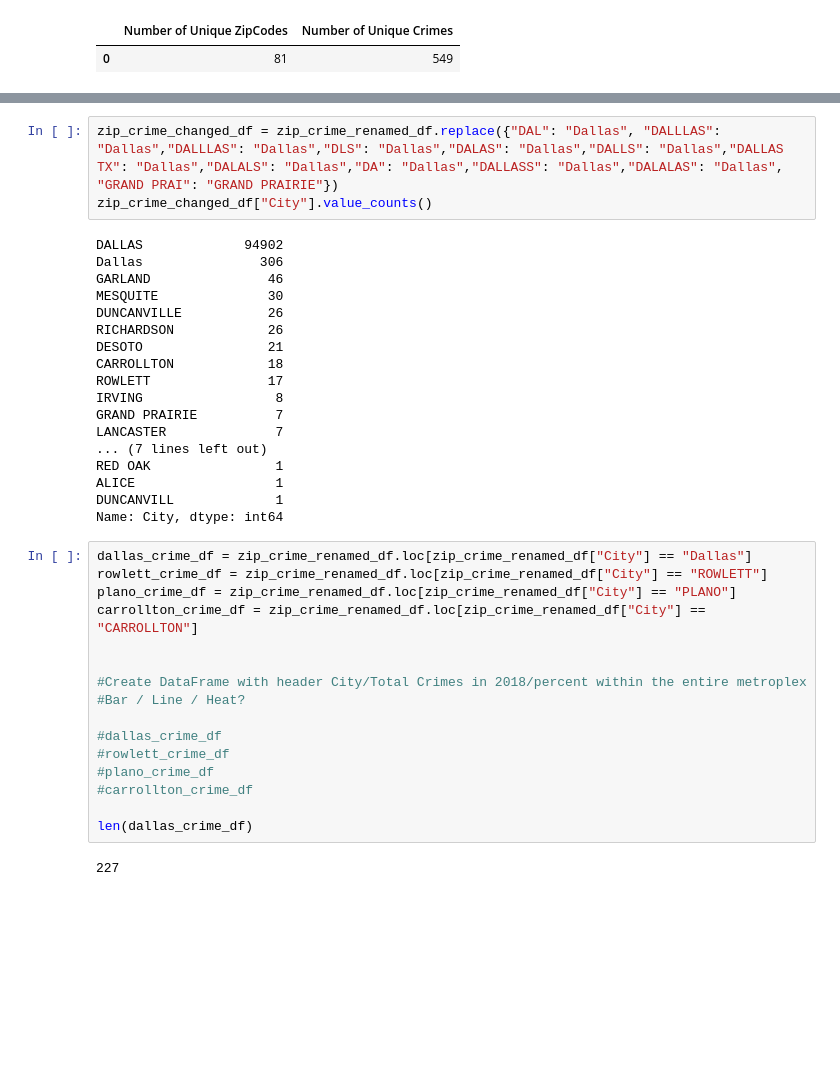
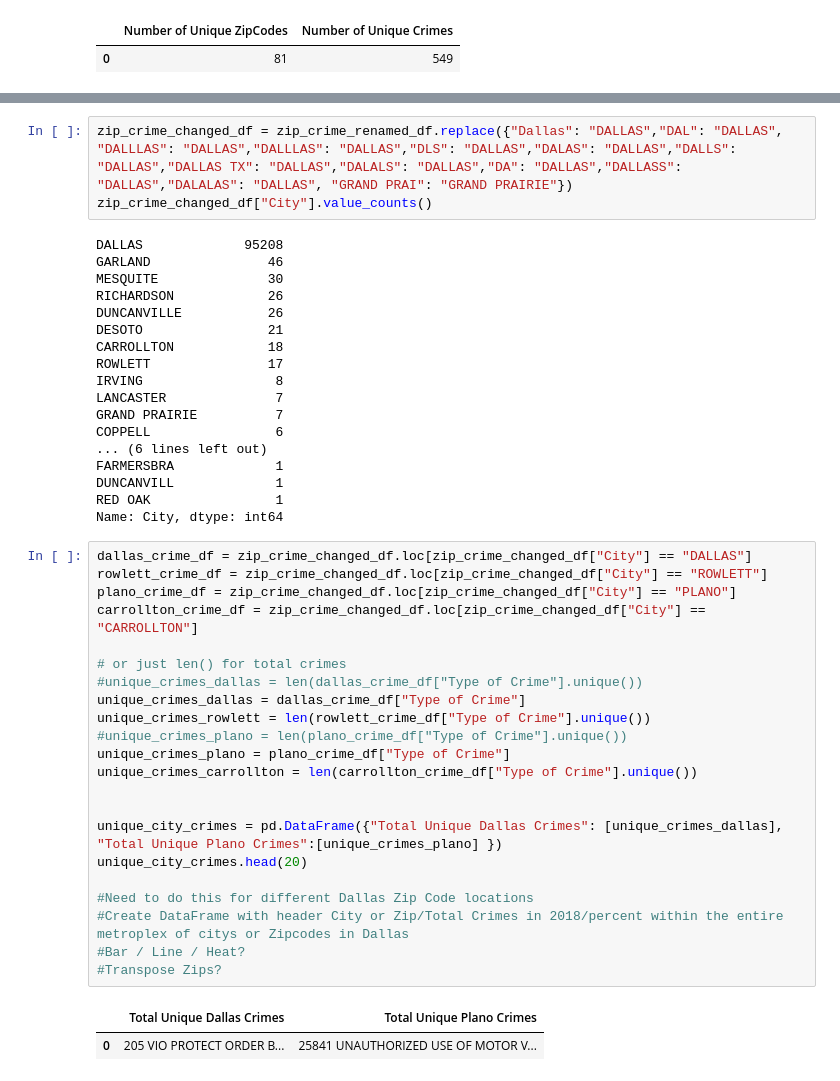
Before and after one commit to benjaminpodell/Project_1, a Jupyter notebook: police_csv_script.ipynb, the cells around one changed output, grey strips where cells are left out. Saved outputs shown, nothing was run; the diff lists cells and outputs as text; blank space fills up the shorter version.

```diff
--- a/police_csv_script.ipynb
+++ b/police_csv_script.ipynb
@@ -137,40 +163,47 @@ DALALAS                1
 Name: City, dtype: int64
 # %%
-zip_crime_changed_df = zip_crime_renamed_df.replace({"DAL": "Dallas", "DALLLAS": "Dallas","DALLLAS": "Dallas","DLS": "Dallas","DALAS": "Dallas","DALLS": "Dallas","DALLAS TX": "Dallas","DALALS": "Dallas","DA": "Dallas","DALLASS": "Dallas","DALALAS": "Dallas", "GRAND PRAI": "GRAND PRAIRIE"})
+zip_crime_changed_df = zip_crime_renamed_df.replace({"Dallas": "DALLAS","DAL": "DALLAS", "DALLLAS": "DALLAS","DALLLAS": "DALLAS","DLS": "DALLAS","DALAS": "DALLAS","DALLS": "DALLAS","DALLAS TX": "DALLAS","DALALS": "DALLAS","DA": "DALLAS","DALLASS": "DALLAS","DALALAS": "DALLAS", "GRAND PRAI": "GRAND PRAIRIE"})
 zip_crime_changed_df["City"].value_counts()
 # %% [output]
-DALLAS             94902
-Dallas               306
+DALLAS             95208
 GARLAND               46
 MESQUITE              30
+RICHARDSON            26
 DUNCANVILLE           26
-RICHARDSON            26
 DESOTO                21
 CARROLLTON            18
 ROWLETT               17
 IRVING                 8
+LANCASTER              7
 GRAND PRAIRIE          7
-LANCASTER              7
-... (7 lines left out)
+COPPELL                6
+... (6 lines left out)
+FARMERSBRA             1
+DUNCANVILL             1
 RED OAK                1
-ALICE                  1
-DUNCANVILL             1
 Name: City, dtype: int64
-# %%
-dallas_crime_df = zip_crime_renamed_df.loc[zip_crime_renamed_df["City"] == "Dallas"]
-rowlett_crime_df = zip_crime_renamed_df.loc[zip_crime_renamed_df["City"] == "ROWLETT"]
-plano_crime_df = zip_crime_renamed_df.loc[zip_crime_renamed_df["City"] == "PLANO"]
-carrollton_crime_df = zip_crime_renamed_df.loc[zip_crime_renamed_df["City"] == "CARROLLTON"]
-
-
-#Create DataFrame with header City/Total Crimes in 2018/percent within the entire metroplex
-#Bar / Line / Heat?
-
-#dallas_crime_df
-#rowlett_crime_df
-#plano_crime_df
-#carrollton_crime_df
-
-len(dallas_crime_df)
-# %% [output]
-227
+# %%
+dallas_crime_df = zip_crime_changed_df.loc[zip_crime_changed_df["City"] == "DALLAS"]
+rowlett_crime_df = zip_crime_changed_df.loc[zip_crime_changed_df["City"] == "ROWLETT"]
+plano_crime_df = zip_crime_changed_df.loc[zip_crime_changed_df["City"] == "PLANO"]
+carrollton_crime_df = zip_crime_changed_df.loc[zip_crime_changed_df["City"] == "CARROLLTON"]
+
+# or just len() for total crimes
+#unique_crimes_dallas = len(dallas_crime_df["Type of Crime"].unique())
+unique_crimes_dallas = dallas_crime_df["Type of Crime"]
+unique_crimes_rowlett = len(rowlett_crime_df["Type of Crime"].unique())
+#unique_crimes_plano = len(plano_crime_df["Type of Crime"].unique())
+unique_crimes_plano = plano_crime_df["Type of Crime"]
+unique_crimes_carrollton = len(carrollton_crime_df["Type of Crime"].unique())
+
+
+unique_city_crimes = pd.DataFrame({"Total Unique Dallas Crimes": [unique_crimes_dallas], "Total Unique Plano Crimes":[unique_crimes_plano] })
+unique_city_crimes.head(20)
+
+#Need to do this for different Dallas Zip Code locations
+#Create DataFrame with header City or Zip/Total Crimes in 2018/percent within the entire metroplex of citys or Zipcodes in Dallas
+#Bar / Line / Heat?
+#Transpose Zips?
+# %% [output]
+|  | Total Unique Dallas Crimes | Total Unique Plano Crimes |
+| 0 | 205 VIO PROTECT ORDER B... | 25841 UNAUTHORIZED USE OF MOTOR V... |
```
Also changed, not shown: parts of 9 cells of this notebook.
